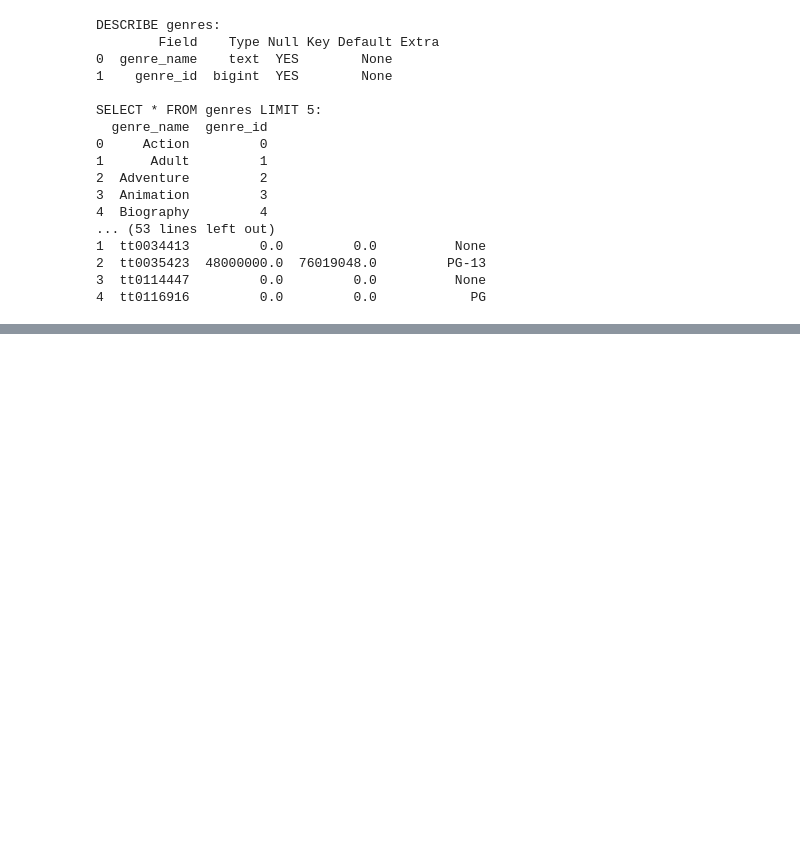
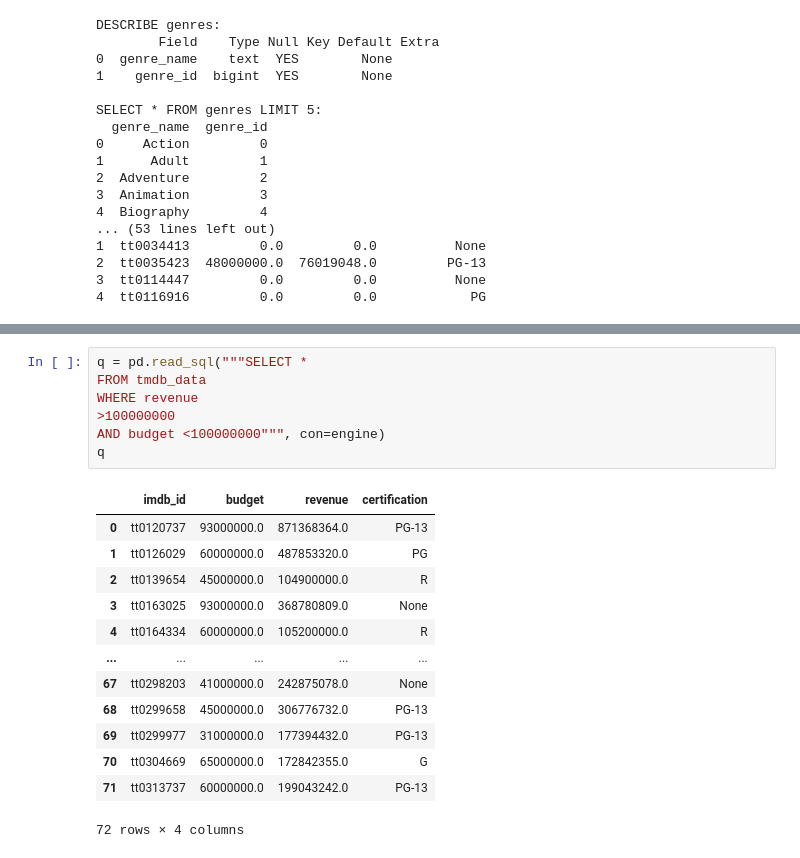
Before and after one commit to JamesCraig35/IMDB-Project, a Jupyter notebook: Part 3B.ipynb, the cells around one changed output, grey strips where cells are left out. Drawn from its saved outputs; the diff is of its cells as text; blank space fills up the shorter version.

```diff
--- a/Part 3B.ipynb
+++ b/Part 3B.ipynb
@@ -200,0 +245,21 @@ Engine(mysql+pymysql://root:***@localhost/movies)
+# %%
+q = pd.read_sql("""SELECT *
+FROM tmdb_data
+WHERE revenue
+>100000000
+AND budget <100000000""", con=engine)
+q
+# %% [output]
+|  | imdb_id | budget | revenue | certification |
+| 0 | tt0120737 | 93000000.0 | 871368364.0 | PG-13 |
+| 1 | tt0126029 | 60000000.0 | 487853320.0 | PG |
+| 2 | tt0139654 | 45000000.0 | 104900000.0 | R |
+| 3 | tt0163025 | 93000000.0 | 368780809.0 | None |
+| 4 | tt0164334 | 60000000.0 | 105200000.0 | R |
+| ... | ... | ... | ... | ... |
+| 67 | tt0298203 | 41000000.0 | 242875078.0 | None |
+| 68 | tt0299658 | 45000000.0 | 306776732.0 | PG-13 |
+| 69 | tt0299977 | 31000000.0 | 177394432.0 | PG-13 |
+| 70 | tt0304669 | 65000000.0 | 172842355.0 | G |
+| 71 | tt0313737 | 60000000.0 | 199043242.0 | PG-13 |
+72 rows × 4 columns
```
Also changed, not shown: parts of 12 cells of this notebook.
